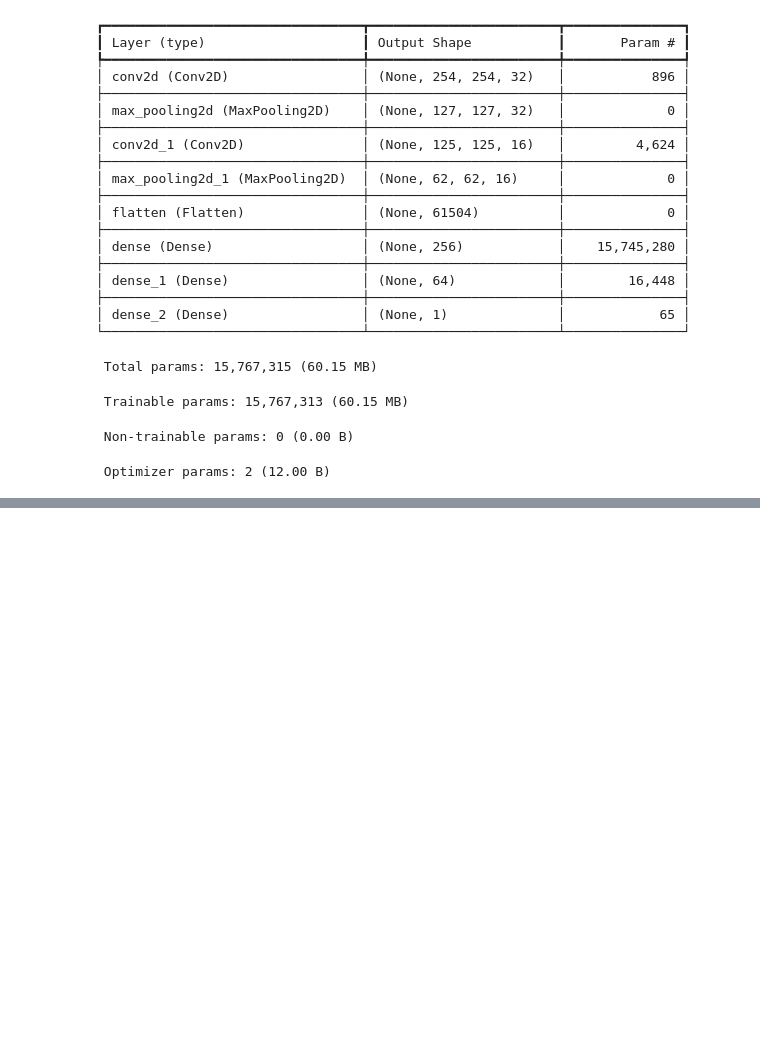
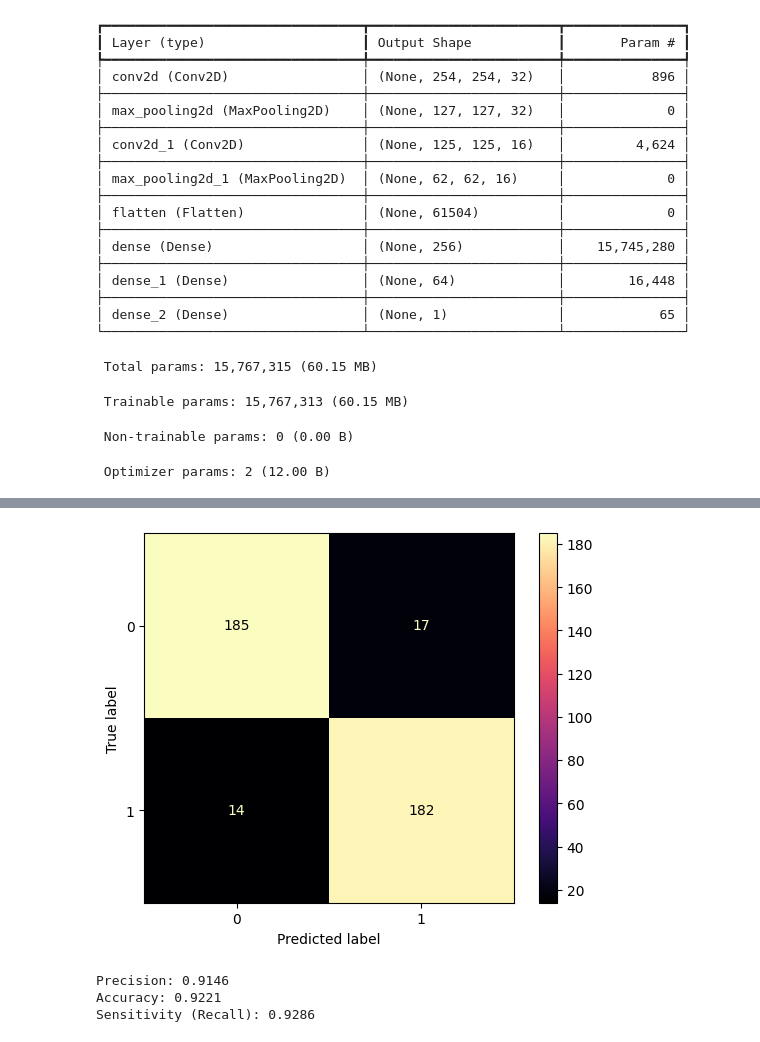
Before and after one commit to tohidnoori/convolution-neural-network-study, a Jupyter notebook: happy-sad-cnn.ipynb, the cells around one changed output, grey strips where cells are left out. Cells and saved outputs as stored; diff of their text form; code cells hidden in the pictures; blank space fills up the shorter version.

Commit message:
colab model cf added

```diff
--- a/happy-sad-cnn.ipynb
+++ b/happy-sad-cnn.ipynb
@@ -192,3 +192,10 @@ Model: "sequential"
  Trainable params: 15,767,313 (60.15 MB)
  Non-trainable params: 0 (0.00 B)
  Optimizer params: 2 (12.00 B)
+# %%
+X_test_data = np.array(X_test_data, dtype=np.float32)
+Y_test_data = np.array(Y_test_data, dtype=np.float32)
+predictions1 = model.predict(X_test_data)
+tensor_predictions = (np.array(predictions1)>= 0.5).astype(int)
+plot_confusion_mat(tensor_predictions,Y_test_data,"happy-sad conv colab model")
+# %% [output]
@@ -194,0 +203,4 @@ Model: "sequential"
+[figure, added]
+Precision: 0.9146
+Accuracy: 0.9221
+Sensitivity (Recall): 0.9286
```
Also changed, not shown: parts of 1 cell of this notebook, 1 other file.
